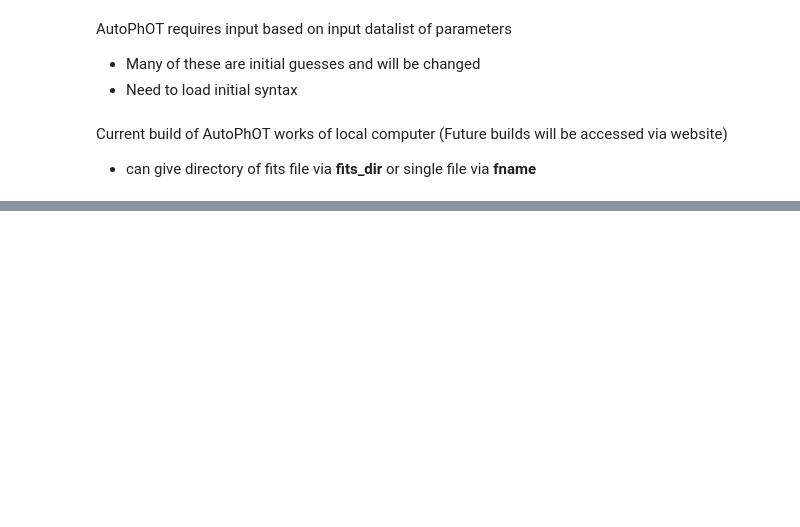
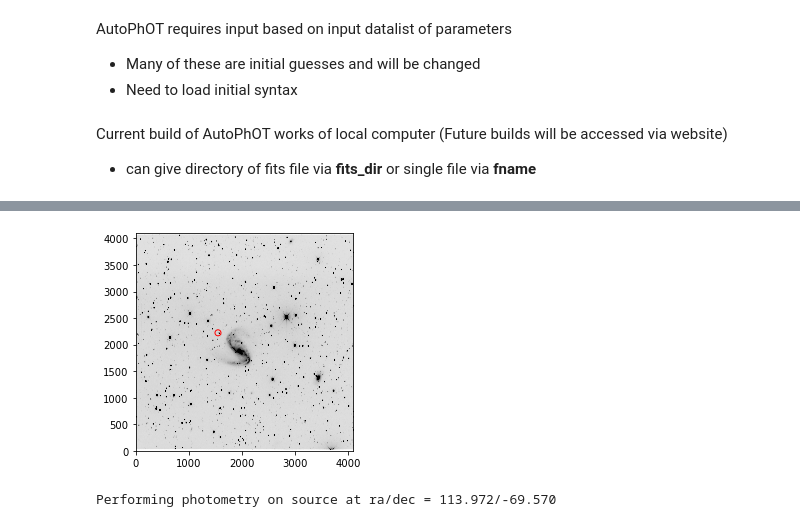
Before and after one commit to Astro-Sean/AutoPHoT, a Jupyter notebook: autophot_example.ipynb, the cells around one changed output, grey strips where cells are left out. Cells and saved outputs as stored; diff of their text form; code cells hidden in the pictures; blank space fills up the shorter version.

```diff
--- a/autophot_example.ipynb
+++ b/autophot_example.ipynb
@@ -14,5 +14,7 @@ Current build of AutoPhOT works of local computer
 (Future builds will be accessed via website)
 * can give directory of fits file via **fits_dir** or single file via **fname**
 # %%
-from autophot.example import load_example
+from autophot.example import save_example_data
+
+fpath = save_example_data.save_fits_to_desktop()
 # %% [output]
@@ -19,0 +42,43 @@ ImportError: cannot import name 'load_example'
+# %%
+from autophot.packages.functions import getimage
+from autophot.packages.functions import getheader
+
+data = getimage(fpath)
+header = getheader(fpath)
+
+
+import matplotlib.pyplot as plt
+from astropy.visualization import ImageNormalize,SquaredStretch,ZScaleInterval
+
+# Create an ImageNormalize object
+norm = ImageNormalize(stretch = SquaredStretch())
+vmin,vmax = (ZScaleInterval(nsamples = 1000)).get_limits(data)
+
+plt.imshow(data,
+          vmin = vmin,
+          vmax = vmax,
+          norm = norm,
+          origin = 'lower',
+          cmap = 'Greys')
+
+# For purpose of this example WCS is already in header
+from astropy import wcs
+w = wcs.WCS(header)
+
+# Choose a source in image
+from astropy.coordinates import SkyCoord
+c = SkyCoord(113.9724953, -69.5695390, unit="deg")  # defaults to ICRS frame
+x_pix,y_pix = w.all_world2pix(c.ra.degree, c.dec.degree, 1)
+
+plt.scatter(x_pix,y_pix,marker = 'o',facecolor = 'none',edgecolor = 'r')
+
+plt.show()
+# %% [output]
+[figure, added]
+# %%
+print('Performing photometry on source at ra/dec = %.3f/%.3f' %  (c.ra.degree,c.dec.degree))
+
+syntax['target_ra'] = c.ra.degree
+syntax['target_dec'] = c.dec.degree
+# %% [output]
+Performing photometry on source at ra/dec = 113.972/-69.570
```
Also changed, not shown: parts of 7 cells of this notebook, 3 other files.
